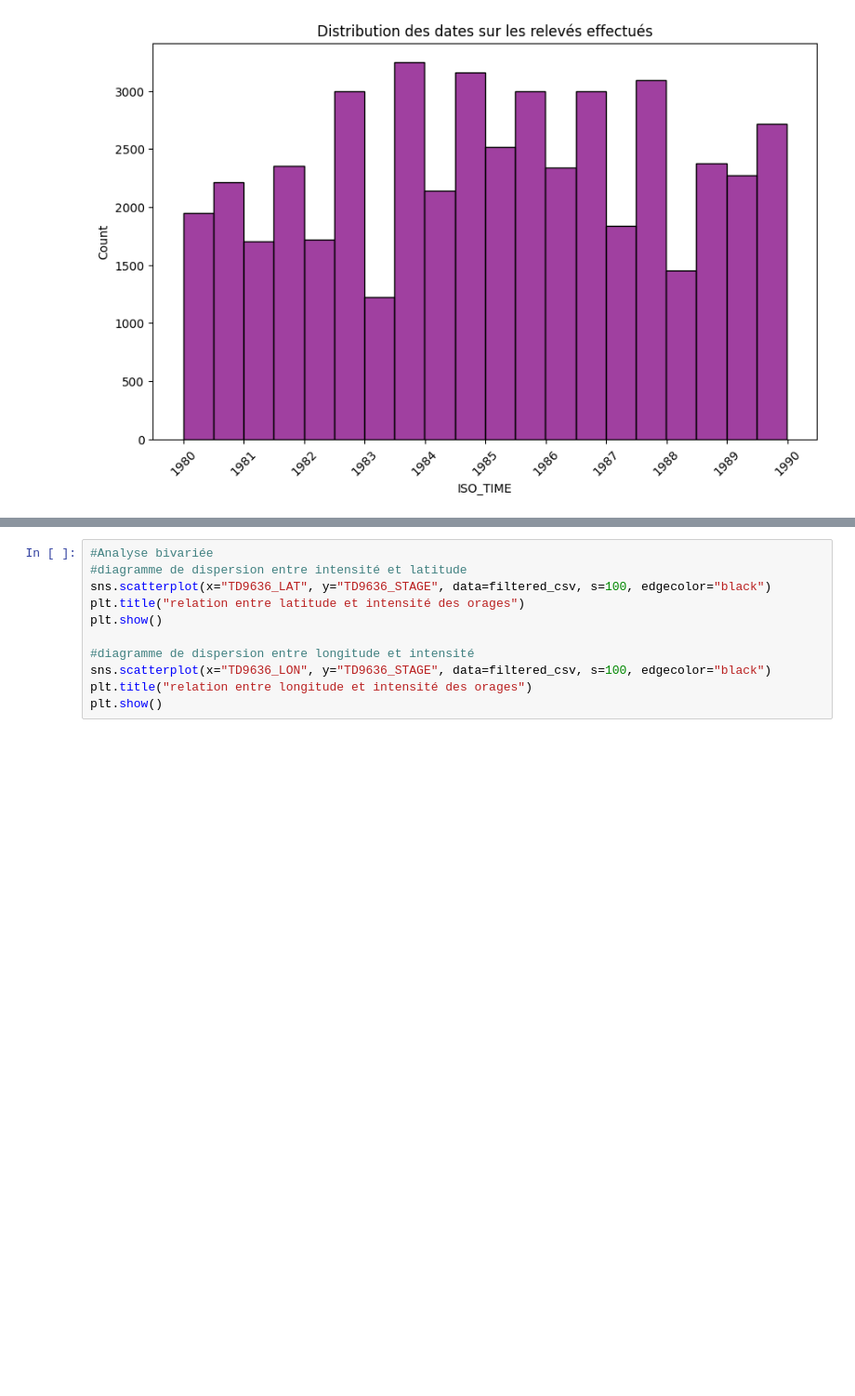
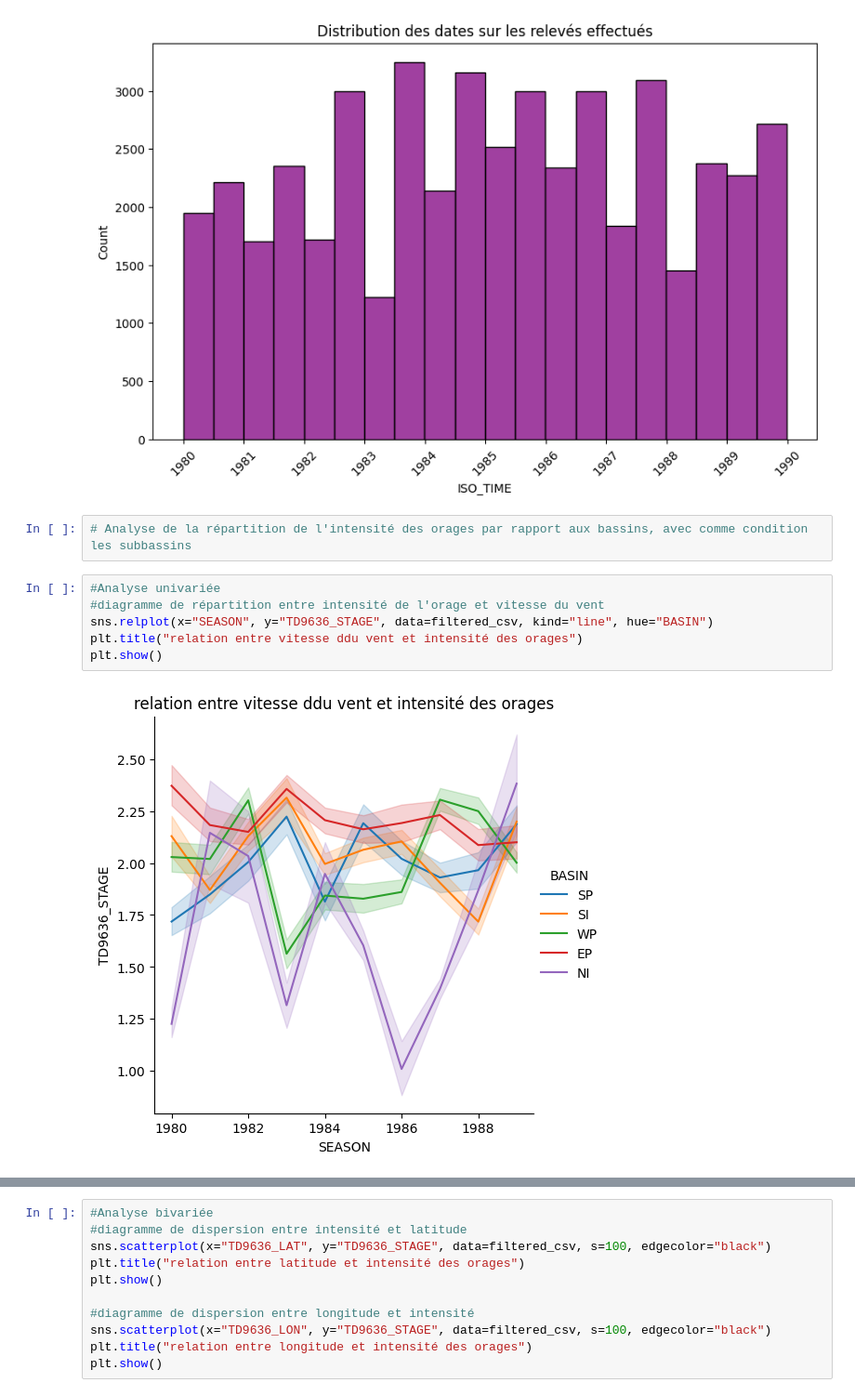
Before and after one commit to 1leolem1/Tropical-Cyclone-Strength-Prediction, a Jupyter notebook: Ibtracs_EDA/ibtracs_EDA.ipynb, the cells around one changed output, grey strips where cells are left out. Shown at 93% size. Cells and saved outputs as stored; diff of their text form; blank space fills up the shorter version.

```diff
--- a/Ibtracs_EDA/ibtracs_EDA.ipynb
+++ b/Ibtracs_EDA/ibtracs_EDA.ipynb
@@ -233,6 +233,16 @@ plt.xticks(rotation=45)
 plt.show()
 # %% [output]
 [figure]
+# %%
+# Analyse de la répartition de l'intensité des orages par rapport aux bassins, avec comme condition les subbassins
+# %%
+#Analyse univariée
+#diagramme de répartition entre intensité de l'orage et vitesse du vent
+sns.relplot(x="SEASON", y="TD9636_STAGE", data=filtered_csv, kind="line", hue="BASIN")
+plt.title("relation entre vitesse ddu vent et intensité des orages")
+plt.show()
+# %% [output]
+[figure, added]
 # %% [markdown]
 
 # Analyse bivariée (géographie/target)
```
Also changed, not shown: parts of 7 cells of this notebook.
